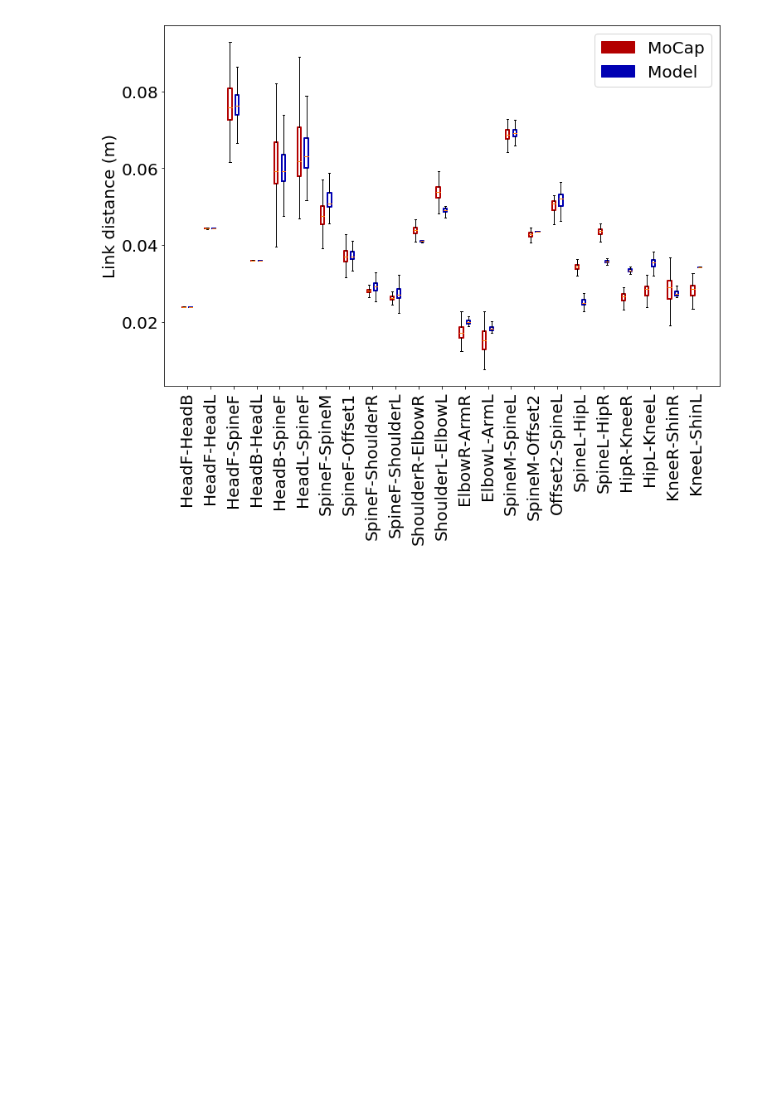
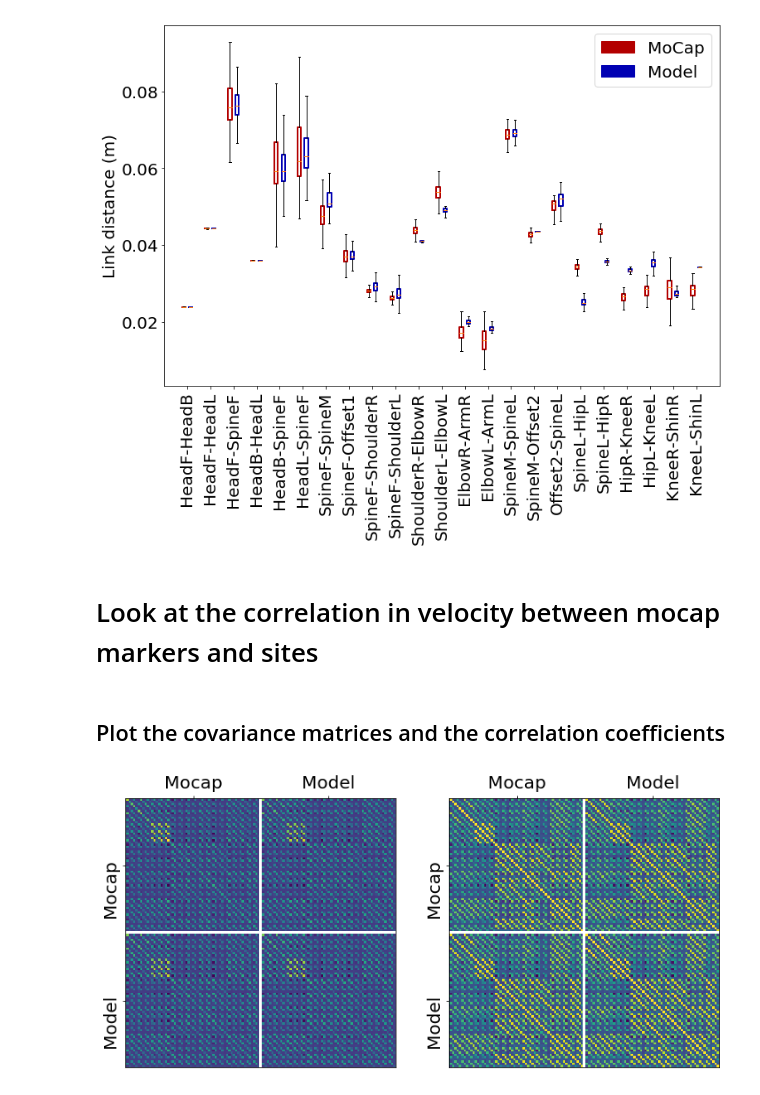
Before and after one commit to diegoaldarondo/stac, a Jupyter notebook: analysis/model_comparison/distance_metrics.ipynb, the cells around one changed output. Cells and saved outputs as stored; diff of their text form; code cells hidden in the pictures; blank space fills up the shorter version.

```diff
--- a/analysis/model_comparison/distance_metrics.ipynb
+++ b/analysis/model_comparison/distance_metrics.ipynb
@@ -211,3 +213,42 @@ blue_patch = matplotlib.patches.Patch(color=[0, 0, .7], label='Model')
 l = plt.legend(handles=[red_patch, blue_patch])
 # %% [output]
 [figure]
+# %% [markdown]
+# Look at the correlation in velocity between mocap markers and sites
+# %%
+marker_vel = []
+site_vel = []
+for rat in rats:
+    marker_vel.append(np.diff(rat.kp_data, axis=0))
+    site_vel.append(np.diff(rat.walker_body_sites, axis=0))
+
+marker_vel_total = np.concatenate(marker_vel, axis=0).T
+site_vel_total = np.concatenate(site_vel, axis=0).T
+C = np.cov(marker_vel_total, y=site_vel_total)
+R = np.corrcoef(marker_vel_total,y=site_vel_total)
+# %% [markdown]
+## Plot the covariance matrices and the correlation coefficients
+# %%
+def cov_corr_coef(R, C):
+    n_comparisons = R.shape[0]
+    split = int(n_comparisons/2)
+    def set_lines_and_lims(ax):
+        ax.hlines(split-.5, 0, n_comparisons, color='w', linewidth=3)
+        ax.vlines(split-.5, 0, n_comparisons, color='w', linewidth=3)
+        ax.set_xlim([0, n_comparisons-.5])
+        ax.set_ylim([n_comparisons-.5, 0])
+        ax.set_xticks([int(split/2), int(split*(3/2))])
+        ax.set_yticks([int(split/2), int(split*(3/2))])
+        ax.xaxis.tick_top()
+        ax.set_xticklabels(['Mocap', 'Model'])
+        ax.set_yticklabels(['Mocap', 'Model'], rotation=90)
+
+    fig, (ax1, ax2) = plt.subplots(ncols=2 , figsize=(12,8))
+    ax1.imshow(C)
+    ax2.imshow(R)
+    set_lines_and_lims(ax1)
+    set_lines_and_lims(ax2)
+
+cov_corr_coef(R, C)
+# %% [output]
+[figure, added]
```
Also changed, not shown: parts of 11 cells of this notebook, 12 other files.
